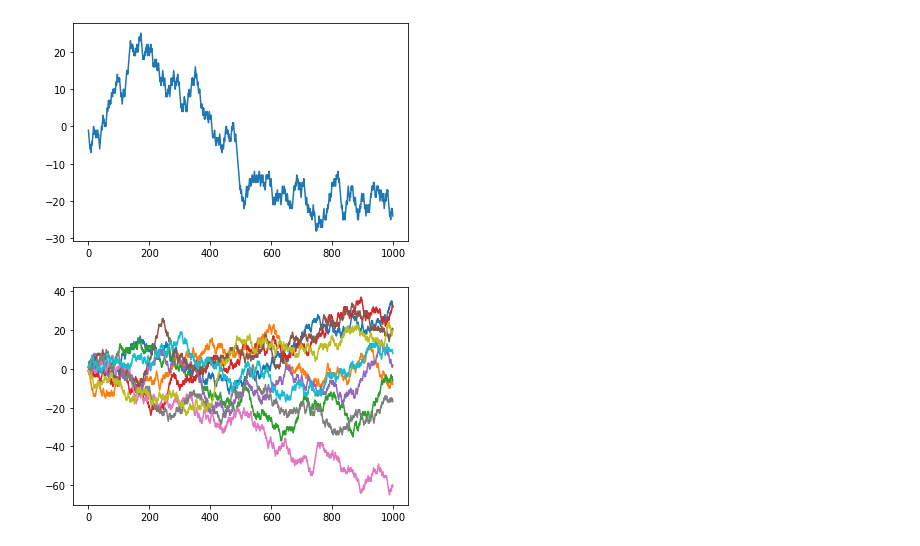
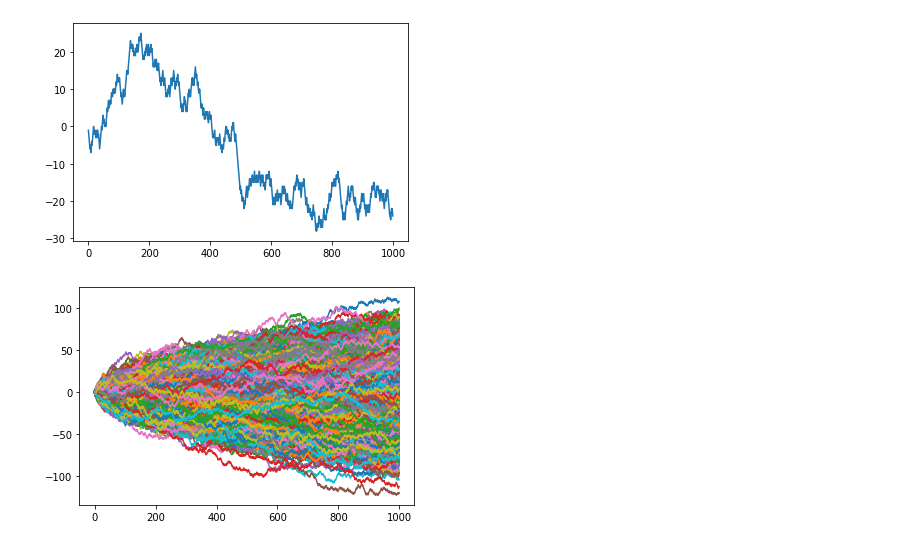
Before and after one commit to jha-vikas/Applied_ML, a Jupyter notebook: Numpy and Pandas.ipynb, the cells around one changed output. Cells and saved outputs as stored; diff of their text form; code cells hidden in the pictures.

```diff
--- a/Numpy and Pandas.ipynb
+++ b/Numpy and Pandas.ipynb
@@ -756,6 +756,6 @@ steps = np.where(draws > 0, 1, -1)
 # %%
 walks = steps.cumsum(1)
 # %%
-plt.plot(walks[:10].T);
+plt.plot(walks.T);
 # %% [output]
-[figure, old version]
+[figure, new version]
```
Also changed, not shown: parts of 134 cells of this notebook.
